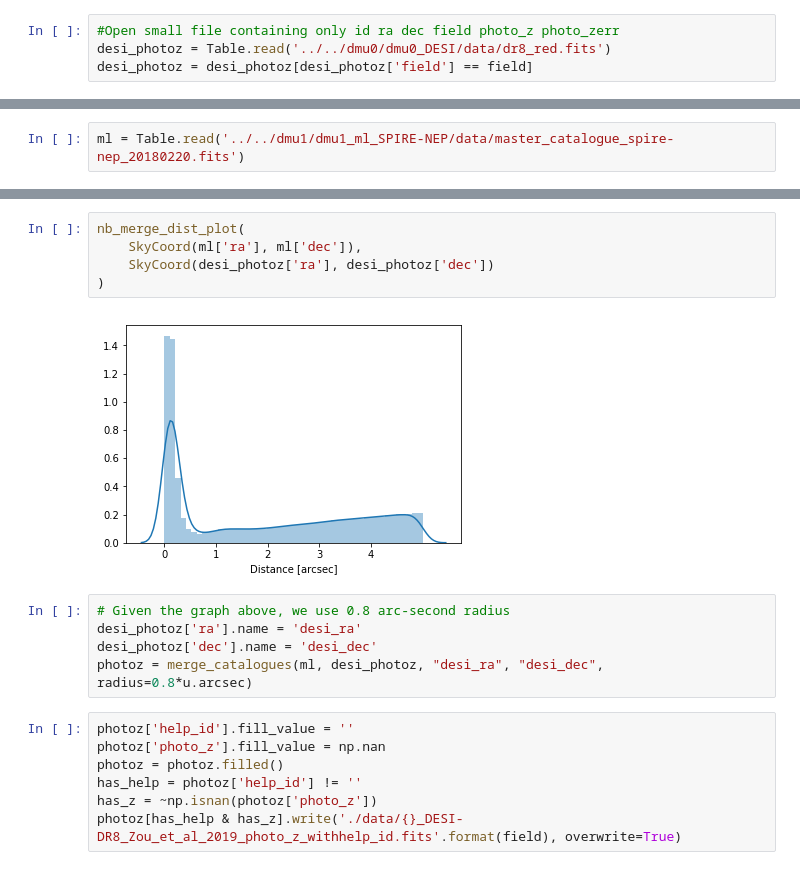
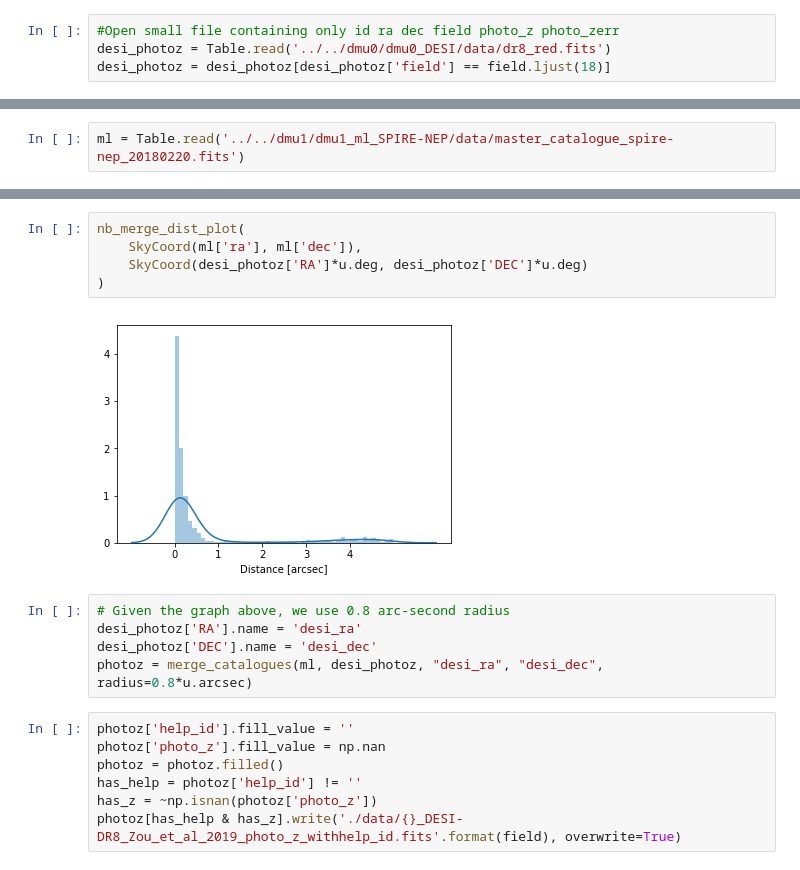
Before and after one commit to H-E-L-P/dmu_products, a Jupyter notebook: dmu24/dmu24_SPIRE-NEP/Make_cat_from_DESI_LagacyDR8.ipynb, the cells around one changed output, grey strips where cells are left out. Drawn from its saved outputs; the diff is of its cells as text.

Commit message:
Running new DESI fields to CIGALE

```diff
--- a/dmu24/dmu24_SPIRE-NEP/Make_cat_from_DESI_LagacyDR8.ipynb
+++ b/dmu24/dmu24_SPIRE-NEP/Make_cat_from_DESI_LagacyDR8.ipynb
@@ -66,7 +71,7 @@ desi_photoz = clean_table(desi_photoz)
 # %%
 #Open small file containing only id ra dec field photo_z photo_zerr
 desi_photoz = Table.read('../../dmu0/dmu0_DESI/data/dr8_red.fits')
-desi_photoz = desi_photoz[desi_photoz['field'] == field]
+desi_photoz = desi_photoz[desi_photoz['field'] == field.ljust(18)]
 # %%
 desi_photoz.write('./data/{}_DESI-DR8_Zou_et_al_2019_photo_z.fits'.format(field), overwrite=True)
 # %%
@@ -120,14 +124,14 @@ Table length=1783240
 # %%
 nb_merge_dist_plot(
     SkyCoord(ml['ra'], ml['dec']),
-    SkyCoord(desi_photoz['ra'], desi_photoz['dec'])
+    SkyCoord(desi_photoz['RA']*u.deg, desi_photoz['DEC']*u.deg)
 )
 # %% [output]
-[figure, old version]
+[figure, new version]
 # %%
 # Given the graph above, we use 0.8 arc-second radius
-desi_photoz['ra'].name = 'desi_ra'
-desi_photoz['dec'].name = 'desi_dec'
+desi_photoz['RA'].name = 'desi_ra'
+desi_photoz['DEC'].name = 'desi_dec'
 photoz = merge_catalogues(ml, desi_photoz, "desi_ra", "desi_dec", radius=0.8*u.arcsec)
 # %%
 photoz['help_id'].fill_value = ''
```
Also changed, not shown: parts of 4 cells of this notebook, 6 other files.
